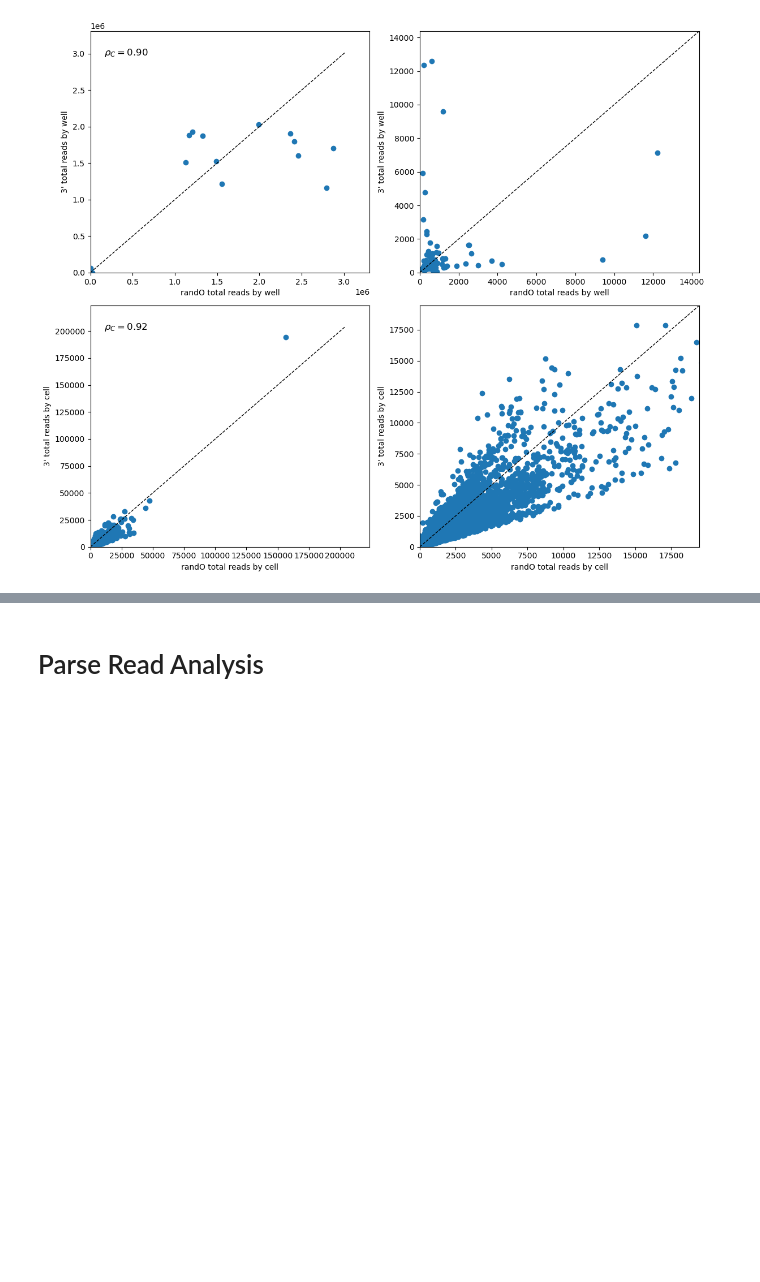
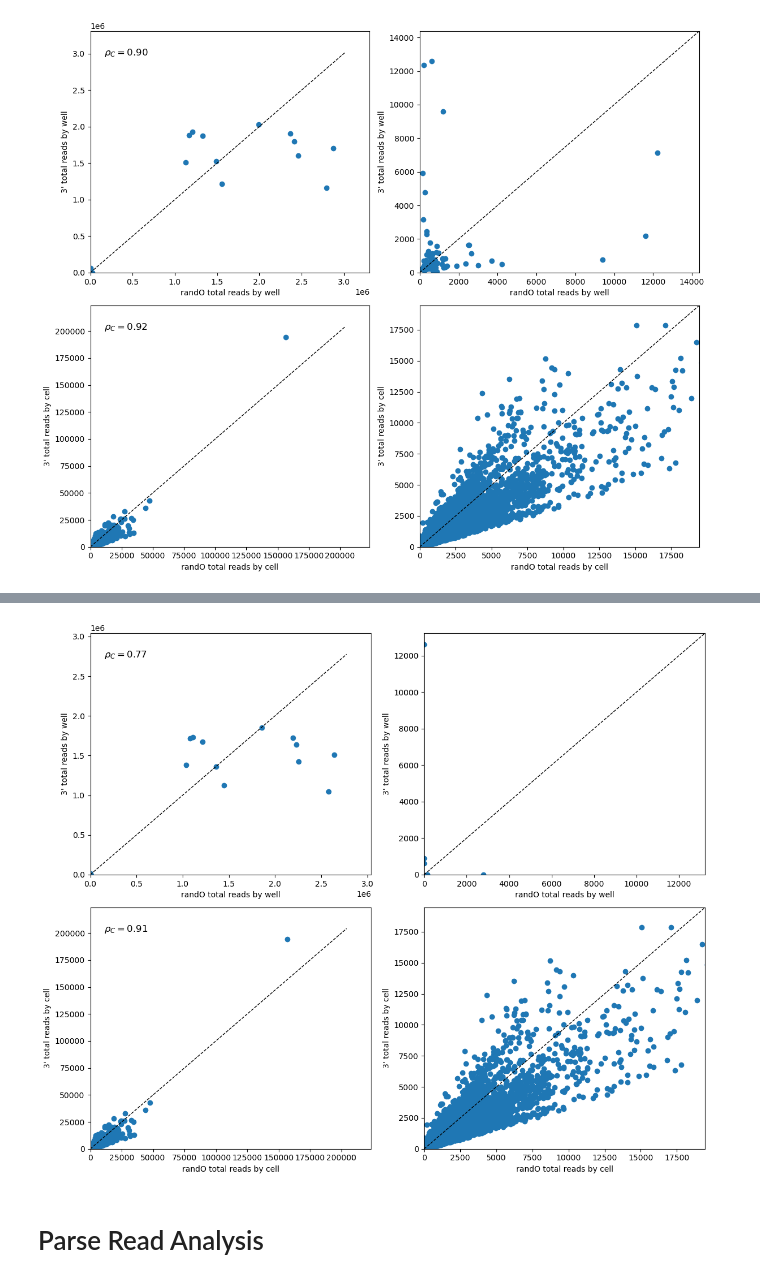
Before and after one commit to mcaskey6/10XvParse, a Jupyter notebook: Analysis 2/parse_test.ipynb, the cells around one changed output, grey strips where cells are left out. Drawn from its saved outputs; the diff is of its cells as text; code cells hidden in the pictures; blank space fills up the shorter version.

```diff
--- a/Analysis 2/parse_test.ipynb
+++ b/Analysis 2/parse_test.ipynb
@@ -416,3 +491,44 @@ plt.show()
+# %%
+fig, ax = plt.subplots(2, 2, figsize=(12, 10))
+
+polyT_well_reads = wells_filtered.obs[wells_filtered.obs['polyT']].groupby('well')['n_counts'].sum()
+randO_well_reads = wells_filtered.obs[wells_filtered.obs['randO']].groupby('well')['n_counts'].sum()
+well_reads_df = pd.concat([polyT_well_reads, randO_well_reads], axis=1).fillna(0)
+well_reads_df = well_reads_df.set_axis(['polyT_reads', 'randO_reads'], axis=1)
+
+def plotByWell(ax, xlim = 1.15, ylim = 1.15, corr = True):
+    ax.scatter(well_reads_df['randO_reads'], well_reads_df['polyT_reads'])
+    ax.set_xlabel('randO total reads by well')
+    ax.set_ylabel('3\' total reads by well')
+    max_lim = max(well_reads_df['randO_reads'].max(), well_reads_df['polyT_reads'].max())
+    ax.set_xlim(0, xlim*max_lim)
+    ax.set_ylim(0, ylim*max_lim)
+    ax.plot([0, 1.05*max_lim], [0, 1.05*max_lim], color='black', linestyle='--', linewidth=1) # x=y line
+    if corr:
+        CCC_r = CCC(well_reads_df['randO_reads'], well_reads_df['polyT_reads'])
+        ax.text(0.05, 0.9, r'$\rho_C=%.2f$' % (CCC_r, ), transform=ax.transAxes, fontsize=12)
+
+def plotByCell(ax, xlim = 1.15, ylim = 1.15, corr = True):
+    ax.scatter(parse_filtered.obs['randO_reads'], parse_filtered.obs['polyT_reads'])
+    ax.set_xlabel('randO total reads by cell')
+    ax.set_ylabel('3\' total reads by cell')
+    max_lim = max(parse_filtered.obs['randO_reads'].max(), parse_filtered.obs['polyT_reads'].max())
+    ax.set_xlim(0, xlim*max_lim)
+    ax.set_ylim(0, ylim*max_lim)
+    ax.plot([0, 1.05*max_lim], [0, 1.05*max_lim], color='black', linestyle='--', linewidth=1) # x=y line
+    if corr:
+        CCC_r = CCC(parse_filtered.obs['randO_reads'], parse_filtered.obs['polyT_reads'])
+        ax.text(0.05, 0.9, r'$\rho_C=%.2f$' % (CCC_r, ), transform=ax.transAxes, fontsize=12)
+
+plotByWell(ax[0,0])
+plotByWell(ax[0,1], 0.005, 0.005, False)
+plotByCell(ax[1,0])
+plotByCell(ax[1,1], 0.1, 0.1,False)
+
+plt.tight_layout()
+plt.show()
+# %% [output]
+[figure, added]
 # %% [markdown]
 # Parse Read Analysis
 # %%
```
Also changed, not shown: parts of 5 cells of this notebook, 2 other files.
